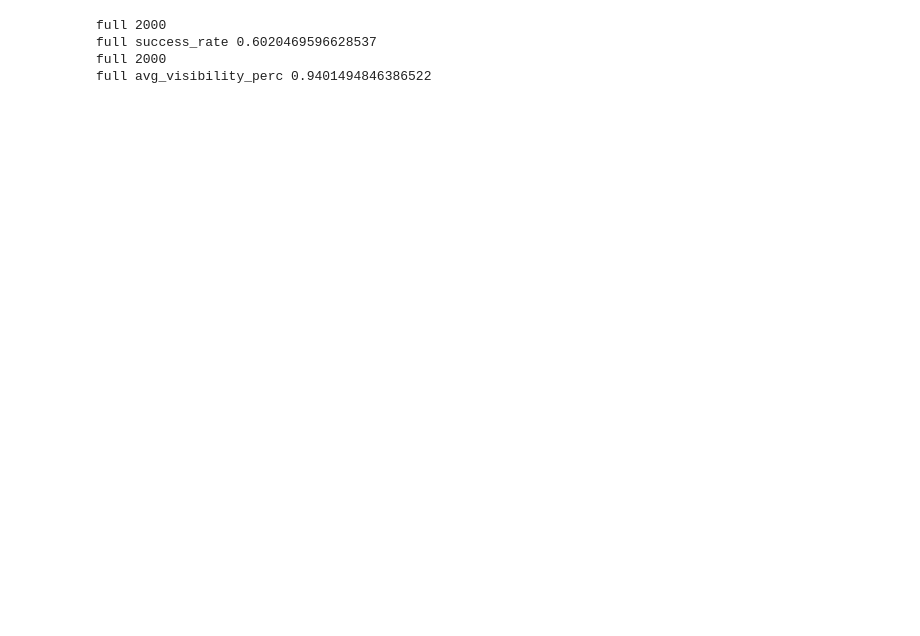
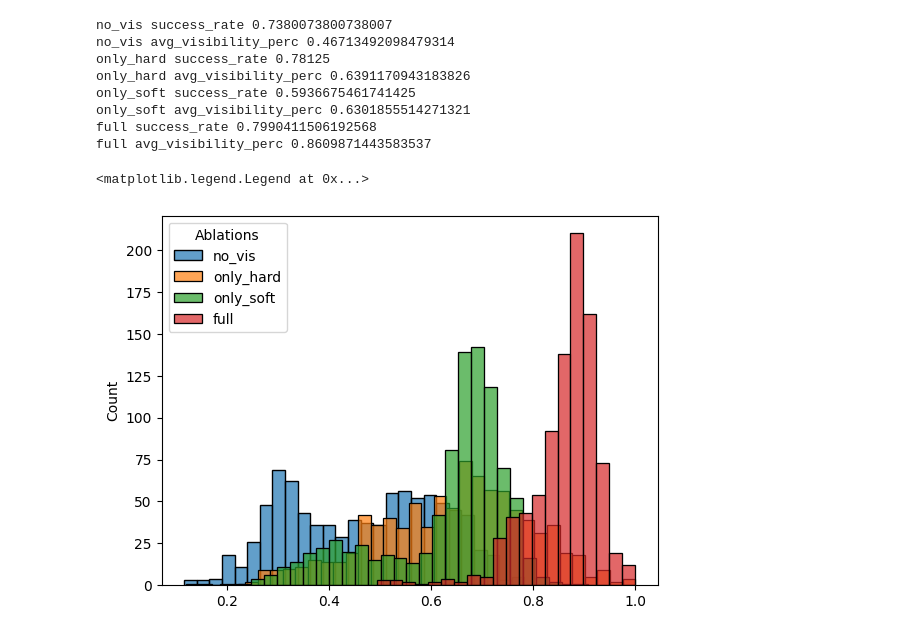
Before and after one commit to ChengshuLi/mimicgen, a Jupyter notebook: mimicgen/scripts/plot_stats.ipynb, the cells around one changed output. Cells and saved outputs as stored; diff of their text form; code cells hidden in the pictures; blank space fills up the shorter version.

Commit message:
improve add seg mask, and plot stats

```diff
--- a/mimicgen/scripts/plot_stats.ipynb
+++ b/mimicgen/scripts/plot_stats.ipynb
@@ -56,24 +135,35 @@ for ABLATION in ABLATIONS:
 # %%
 success_rate_list = []
 avg_visibility_perc_list = []
 for ABLATION in ABLATIONS:
     total_successes = np.sum(num_success[ABLATION])
     total_attempts = np.sum(num_attempts[ABLATION])
-    print(ABLATION, total_successes)
+    # print(ABLATION, total_successes)
     # assert total_successes == TOTAL_DEMOS
     success_rate = total_successes / total_attempts
     print(ABLATION, "success_rate", success_rate)
     success_rate_list.append(success_rate)
-    print(ABLATION, len(visibility_perc[ABLATION]))
+    # print(ABLATION, len(visibility_perc[ABLATION]))
     # assert len(visibility_perc[ABLATION]) == total_successes
-    avg_visibility_perc = np.mean(visibility_perc[ABLATION])
+    # print(visibility_perc[ABLATION])
+    seaborn.histplot(visibility_perc[ABLATION][:900], binwidth=0.025, alpha=0.7, label=ABLATION, legend=True)
+    avg_visibility_perc = np.mean(visibility_perc[ABLATION][:900])
     print(ABLATION, "avg_visibility_perc", avg_visibility_perc)
     avg_visibility_perc_list.append(avg_visibility_perc)
+    # print((np.array(visibility_perc[ABLATION]) < 0.8).sum())
+
+plt.legend(title='Ablations')
 # %% [output]
-full 2000
-full success_rate 0.6020469596628537
-full 2000
-full avg_visibility_perc 0.9401494846386522
+no_vis success_rate 0.7380073800738007
+no_vis avg_visibility_perc 0.46713492098479314
+only_hard success_rate 0.78125
+only_hard avg_visibility_perc 0.6391170943183826
+only_soft success_rate 0.5936675461741425
+only_soft avg_visibility_perc 0.6301855514271321
+full success_rate 0.7990411506192568
+full avg_visibility_perc 0.8609871443583537
+<matplotlib.legend.Legend at 0x...>
+[figure, added]
 # %%
 data = {
     "methods": ABLATIONS,
```
Also changed, not shown: parts of 6 cells of this notebook, 1 other file.
